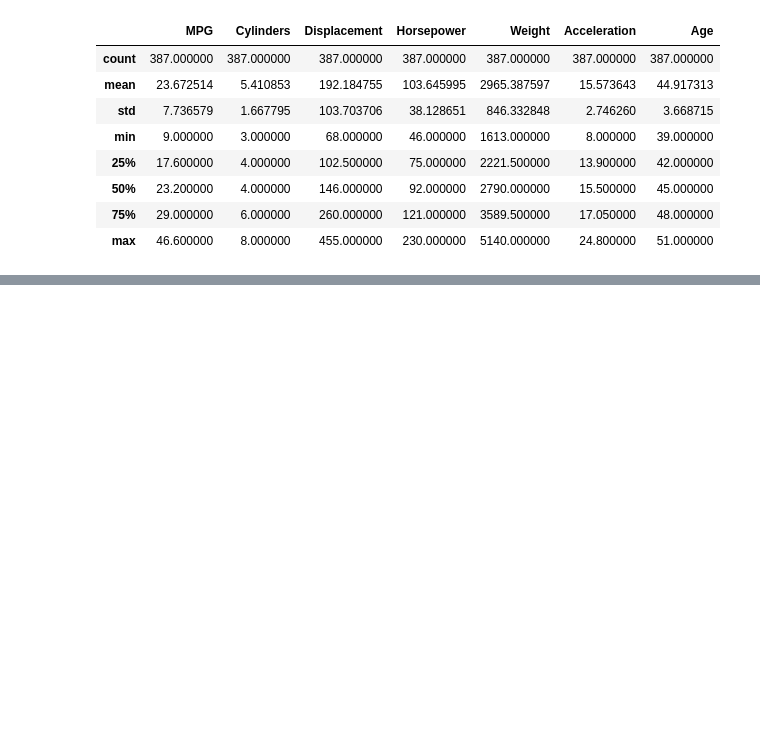
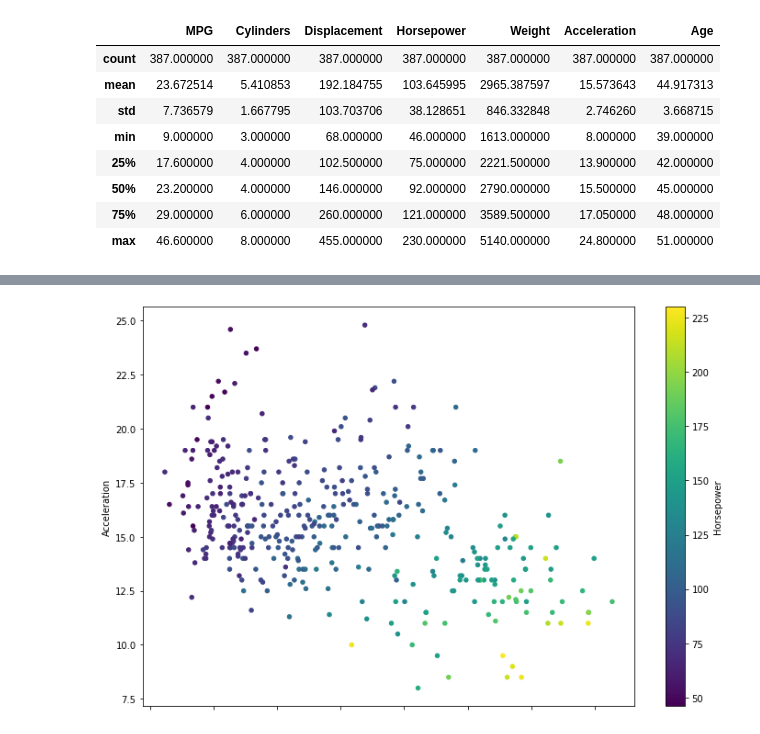
Before and after one commit to bhagu/1000-Days-Of-Code, a Jupyter notebook: Preparing_Data_for_Machine_Learning.ipynb, the cells around one changed output, grey strips where cells are left out. Cells and saved outputs as stored; diff of their text form; code cells hidden in the pictures; blank space fills up the shorter version.

```diff
--- a/Preparing_Data_for_Machine_Learning.ipynb
+++ b/Preparing_Data_for_Machine_Learning.ipynb
@@ -578,0 +611,8 @@ automobile_df.to_csv('cars_processed.csv', index=False)
+# %%
+automobile_df.plot.scatter(x='Weight',
+                           y='Acceleration',
+                           c='Horsepower',
+                           colormap='viridis',
+                           figsize=(12,8));
+# %% [output]
+[figure, added]
```
Also changed, not shown: parts of 34 cells of this notebook.
